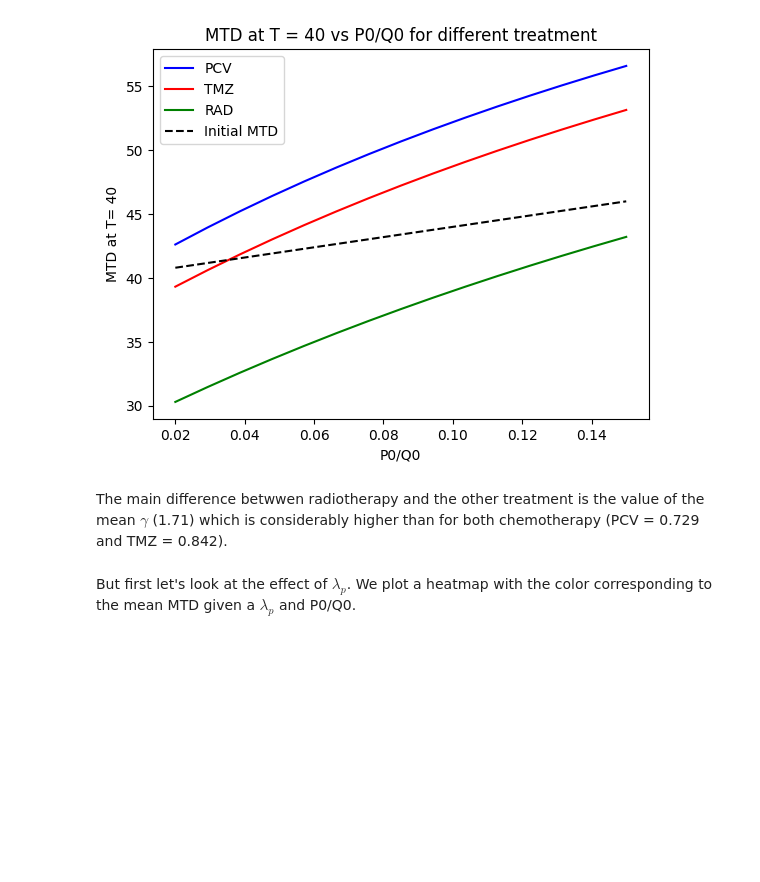
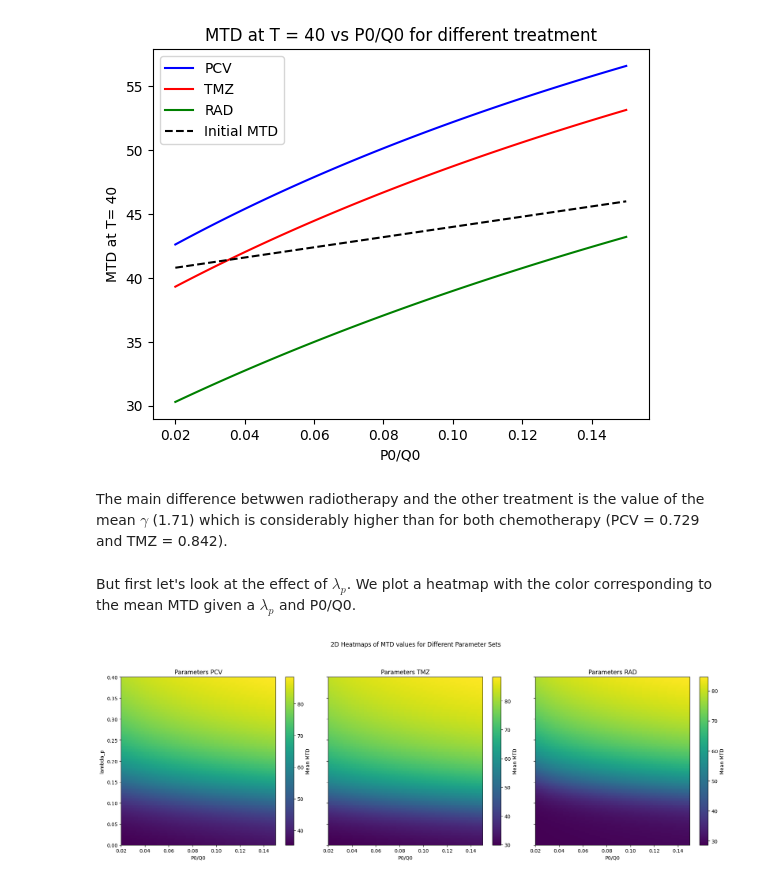
Before and after one commit to ambrejaeger/TP-M2, a Jupyter notebook: TP_parameters_exploration.ipynb, the cells around one changed output. Saved outputs shown, nothing was run; the diff lists cells and outputs as text; code cells hidden in the pictures; blank space fills up the shorter version.

```diff
--- a/TP_parameters_exploration.ipynb
+++ b/TP_parameters_exploration.ipynb
@@ -367,9 +302,47 @@ plt.show()
 The main difference betwwen radiotherapy and the other treatment is the value of the mean $\gamma$ (1.71) which is considerably higher than for both chemotherapy (PCV = 0.729 and TMZ = 0.842).
 # %% [markdown]
 But first let's look at the effect of  $\lambda_{p}$. We plot a heatmap with the color corresponding to the mean MTD given a $\lambda_{p}$ and P0/Q0.
-# %%
-values = [[]]
-lambda_values = np.linspace(0, 2.5, 20)
-for lambda_p in lambda_values:
-    p = (lambda_p,) + param[1:]
-    meanMTD_vs_P0Q0(p)
+# %%
+def plot_heatmap_MTD(param, T):
+    values = []
+    lambda_values = np.linspace(0, 0.4, 100)
+    for lambda_p in lambda_values:
+        param["lambda_p"] = lambda_p
+        values += [meanMTD_vs_P0Q0(param, T)[1]]
+
+    X = meanMTD_vs_P0Q0(param, T)[0]
+    Y = lambda_values
+
+    return X, Y, values
+
+T = np.linspace(0.02, 0.15, 100)
+parameter_sets = [parameters_PCV, parameters_TMZ, parameters_rad]
+fig, axs = plt.subplots(1, 3, figsize=(18, 6), sharey=True)
+
+# Loop over each parameter set to create the heatmap
+for i, params in enumerate(parameter_sets):
+    # Generate data for each heatmap
+    X, Y, values = plot_heatmap_MTD(params,T)
+
+    # Plot the heatmap in the current subplot
+    heatmap = axs[i].imshow(values, extent=(min(X), max(X), min(Y), max(Y)), origin='lower', cmap='viridis', aspect='auto')
+
+    # Add color bar specific to each subplot
+    cbar = fig.colorbar(heatmap, ax=axs[i])
+    cbar.set_label("Mean MTD")
+
+    # Set axis labels and title for each subplot
+    axs[i].set_xlabel("P0/Q0")
+    axs[i].set_ylabel("lambda_p" if i == 0 else "")
+    axs[i].set_title(f"Parameter Set {i+1}")
+
+# Adjust layout to prevent overlap
+axs[0].set_title(f"Parameters PCV")
+axs[1].set_title(f"Parameters TMZ")
+axs[2].set_title(f"Parameters RAD")
+plt.suptitle("2D Heatmaps of MTD values for Different Parameter Sets", y=1.05)
+plt.tight_layout()
+
+plt.show()
+# %% [output]
+[figure, added]
```
Also changed, not shown: parts of 16 cells of this notebook, 1 other file.
